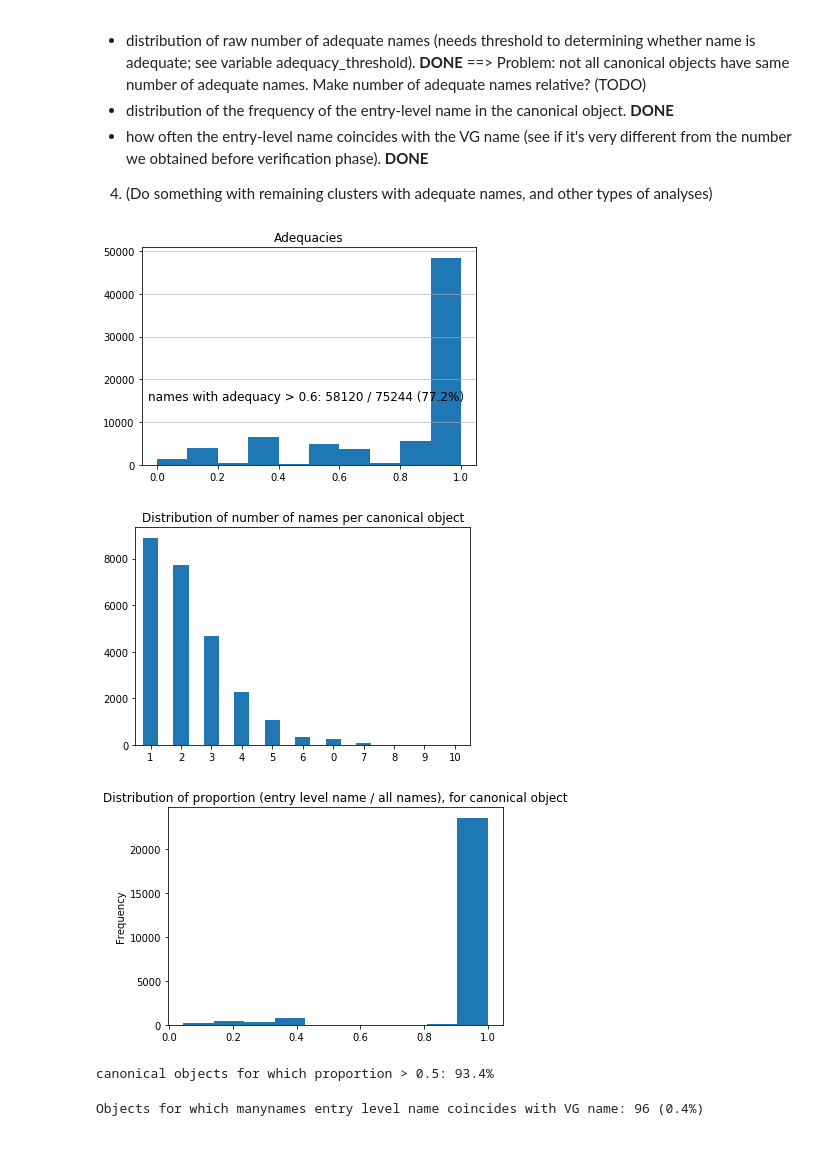
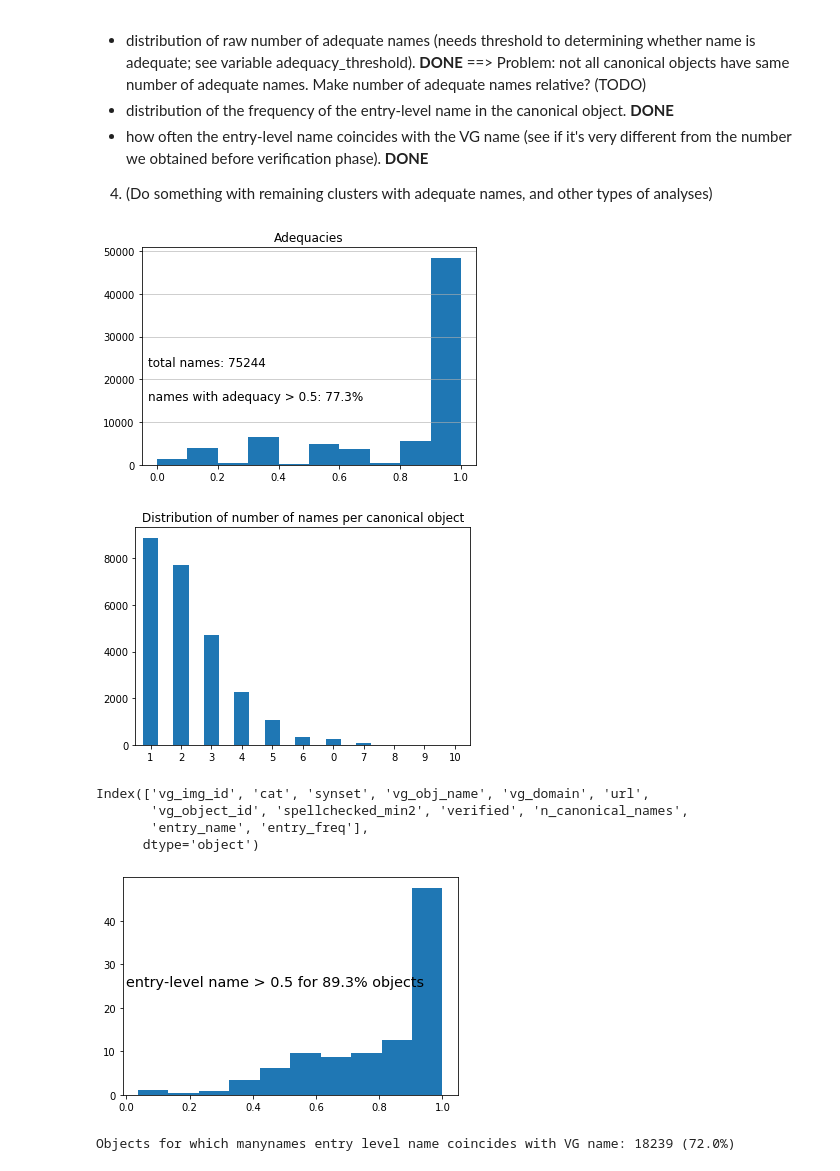
Before and after one commit to sinazarriess/many_names_collection, a Jupyter notebook: analysis/analysis_verification_phase.ipynb, the cells around one changed output. Saved outputs shown, nothing was run; the diff lists cells and outputs as text; code cells hidden in the pictures.

```diff
--- a/analysis/analysis_verification_phase.ipynb
+++ b/analysis/analysis_verification_phase.ipynb
@@ -22,5 +22,9 @@ Note: for ACL, what is mostly relevant is point 3. Focusing on that for the mome
  - how often the entry-level name coincides with the VG name (see if it's very different from the number we obtained before verification phase). **DONE**
 
 4. (Do something with remaining clusters with adequate names, and other types of analyses)
+# %%
+# global variables
+
+adequacy_threshold=0.5
 # %%
 import os
@@ -40,10 +46,8 @@ df.head()
 total_objects=len(df)
 # %%
 # get necessary data from csv file
-
-adequacy_threshold=0.6
 adequacies=[] # number of adequate names (total)
-tot_names=0; tot_ad=0 # total n of names; n of -adequate names (see threshold below)
+tot_names=0; tot_ad=0 # total n of names; n of -adequate names (see threshold above)
 list_n_ad_names=[] # number of adequate names per canonical object
 list_entry_names=[] # entry names for each canonical object (cluster 0)
 list_freqs_entry_name=[] # entry names for each canonical object (cluster 0)
@@ -54,8 +58,8 @@ for row in df.itertuples():
     # find entry-level name; this should be done for the canonical object,
     # but I can't recover the info from the verified column (name data in a dictionary),
     # so I use the one from all data and check if the entry level name form those data is in cluster 0
-    # there are only 700 imgs where the most frequent name is not in cluster 0; TODO: check them, and mend this
-    entry_name,entry_freq=name_freqs.most_common(1)[0] # returns tuple, e.g. ('man',11)
+    # there are only 700 imgs where the most frequent name is not in cluster 0; TODO: check these cases; mend this
+    entry_name,entry_freq=name_freqs.most_common(1)[0] # returns tuple, e.g. ('man',11) # problem: what if there's a tie of most common names? (happens, but rarely)
     d = literal_eval(row.verified) # dictionary with verification data
     n_ad_names_img=0
     freqs_canon_names=1 # *** SMOOTHING FOR THE CASE WHERE THERE ARE 0 CANONICAL NAMES; TO MEND IN FUTURE ***
@@ -69,12 +73,12 @@ for row in df.itertuples():
         if ad > adequacy_threshold:
             tot_ad += 1
             if values_dict['cluster_id']==0: # labels canonical object
-                n_ad_names_img += 1 # number of adequate names
+                n_ad_names_img += 1 # number of adequate names for that image
                 freqs_canon_names += name_freqs[name] # total frequency of canonical names
                 if name==entry_name: entry_name_in_cluster0=True
 
 #    print("\t",freqs_canon_names)
-    if entry_name_in_cluster0==False: entry_name,entry_freq=(None,0) ### TO BE MENDED IN THE FUTURE (see comment 'find entry-level name' above)
+    if entry_name_in_cluster0==False: entry_name,entry_freq=None,0 ### TO BE MENDED IN THE FUTURE (see comment 'find entry-level name' above)
     list_n_ad_names.append(n_ad_names_img)
     list_entry_names.append(entry_name)
     freq_entry_name=(entry_freq+1)/freqs_canon_names # *** SMOOTHING -- TO MEND ***
@@ -89,33 +93,41 @@ adequacies=np.array(adequacies)
 plt.hist(x=adequacies)
 plt.grid(axis='y', alpha=0.75)
 plt.title('Adequacies')
-to_write='names with adequacy > {}: {} / {} ({:.1%})'.format(adequacy_threshold, tot_ad, tot_names, tot_ad/tot_names)
+to_write='total names: {}'.format(tot_names)
+plt.text(-0.03,23000,to_write,fontsize='large')
+to_write='names with adequacy > {}: {:.1%}'.format(adequacy_threshold, tot_ad/tot_names)
 plt.text(-0.03,15000,to_write,fontsize='large')
 plt.show()
 plt.close()
 # %% [output]
-[figure, old version]
+[figure, new version]
 # %%
 ndist = df.n_canonical_names.value_counts()
 ndist.plot(kind='bar',rot=0,title="Distribution of number of names per canonical object")
 plt.show()
 plt.close()
+df.columns
 # %% [output]
-[figure, old version]
+[figure, new version]
+Index(['vg_img_id', 'cat', 'synset', 'vg_obj_name', 'vg_domain', 'url',
+       'vg_object_id', 'spellchecked_min2', 'verified', 'n_canonical_names',
+       'entry_name', 'entry_freq'],
+      dtype='object')
 # %%
-df.entry_freq.plot(kind='hist',title="Distribution of proportion (entry level name / all names), for canonical object")
+# Distribution of proportion (entry level name / all names), for canonical object
+weights = (np.ones_like(df.entry_freq)/float(total_objects))*100
+plt.hist(df.entry_freq, weights=weights)
+plt.set_ylabel="Percentage of all images"
+t=len(df[df.entry_freq > 0.5])
+to_write='entry-level name > 0.5 for {:.1%} objects'.format(t/total_objects)
+plt.text(0,25,to_write,fontsize='x-large')
 plt.show()
 plt.close()
-t=len(df[df.entry_freq > 0.5])
-to_write='canonical objects for which proportion > 0.5: {:.1%}'.format(t/total_objects)
-#plt.text(0,6000,to_write,fontsize='large') # gives me trouble
-print(to_write)
 # %% [output]
-[figure, old version]
+[figure, new version]
-canonical objects for which proportion > 0.5: 93.4%
 # %%
 mismatch=len(df[df.entry_name == df.vg_obj_name])
 print('Objects for which manynames entry level name coincides with VG name: {} ({:.1%})'.format(mismatch, mismatch/total_objects))
 # slightly lower; could be due to the 700 cases that were assigned 'None' above?
 # %% [output]
-Objects for which manynames entry level name coincides with VG name: 96 (0.4%)
+Objects for which manynames entry level name coincides with VG name: 18239 (72.0%)
```
Also changed, not shown: parts of 5 cells of this notebook, 2 other files.
